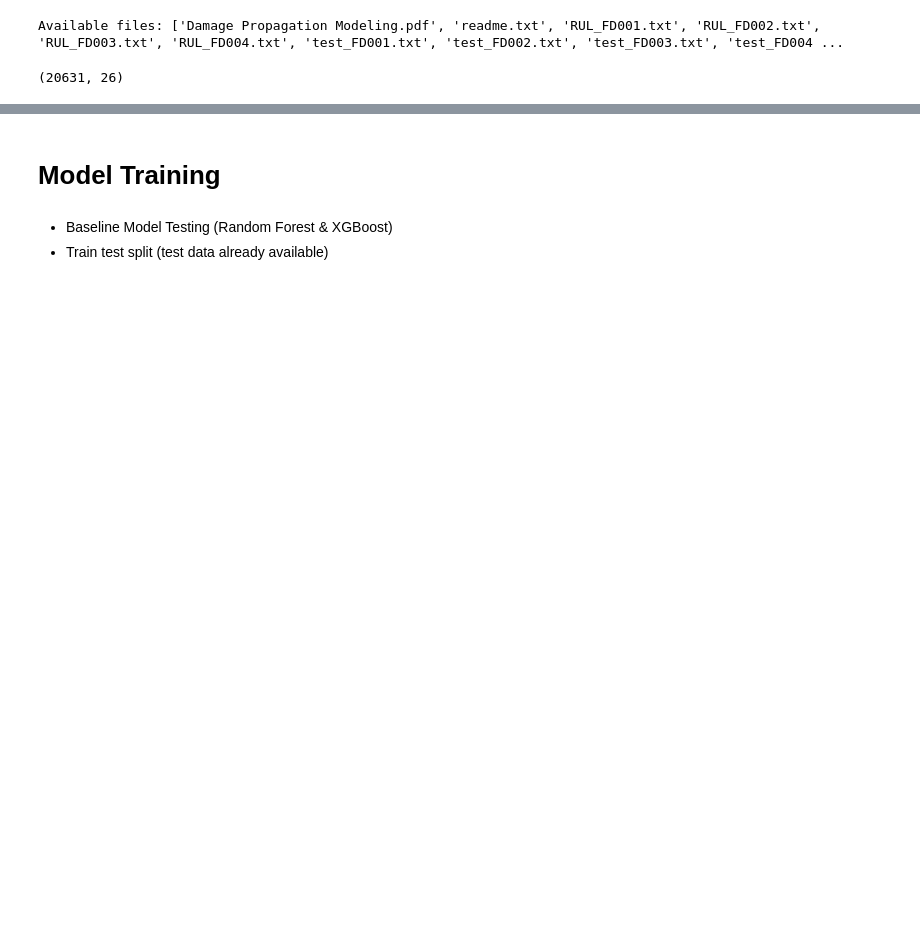
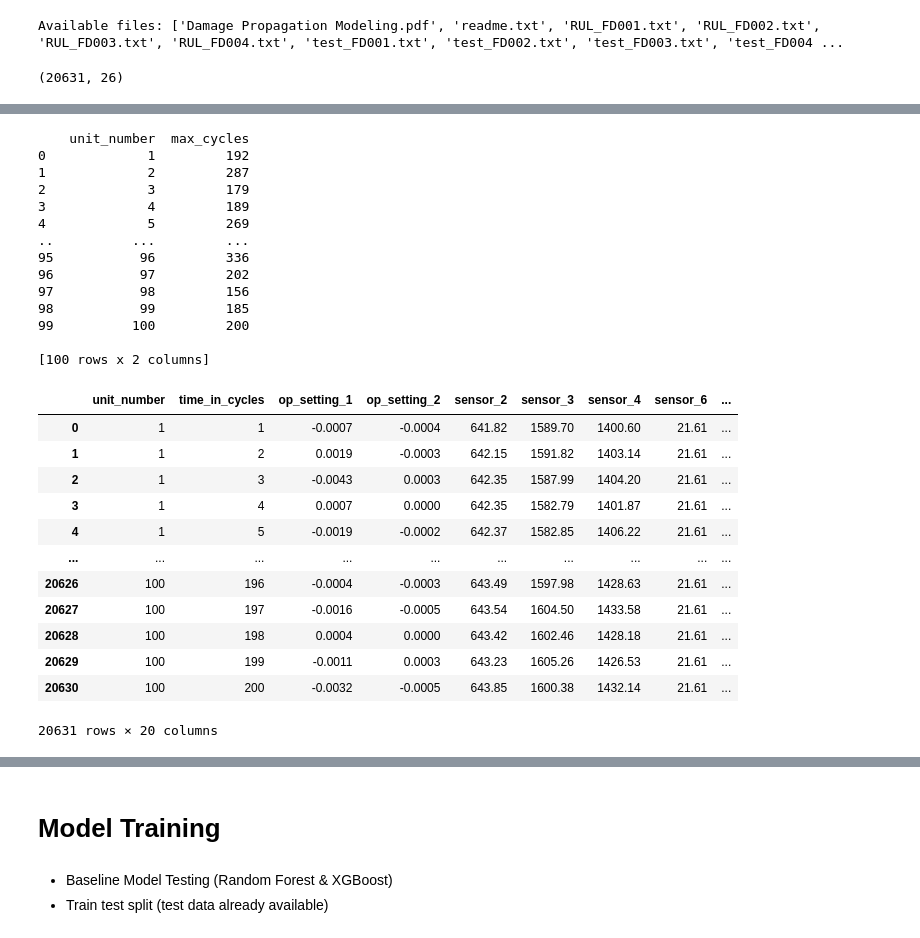
Before and after one commit to Snkiha/RUL-on-Jet-Engine, a Jupyter notebook: JetEngine_RUL.ipynb, the cells around one changed output, grey strips where cells are left out. Cells and saved outputs as stored; diff of their text form; code cells hidden in the pictures; blank space fills up the shorter version.

Commit message:
Completed target engineering

```diff
--- a/JetEngine_RUL.ipynb
+++ b/JetEngine_RUL.ipynb
@@ -50,0 +93,5 @@ df.head()
+# %%
+suspected_cols = ['op_setting_3', 'sensor_1', 'sensor_5', 'sensor_10', 'sensor_16', 'sensor_18', 'sensor_19']
+print("Checking unique values for Suspected Columns")
+# If output is 1, the value is constant
+print(df[suspected_cols].nunique())
@@ -50,0 +110,5 @@ df.head()
+# %%
+df.drop(suspected_cols, axis=1, inplace=True)
+test_df.drop(suspected_cols, axis=1, inplace=True)
+
+print(f"Constant columns are dropped. New Training Dataset Shape: {df.shape}")
@@ -50,0 +123,37 @@ df.head()
+# %%
+# Group data by engine ID (unit_number) & find the failure point
+max_cycles = df.groupby('unit_number')['time_in_cycles'].max().reset_index()
+max_cycles.rename(columns={'time_in_cycles': 'max_cycles'}, inplace=True)
+print(max_cycles)
+
+# Merge max_cycles into the main
+df = df.merge(max_cycles, on='unit_number', how='left')
+df
+# %% [output]
+    unit_number  max_cycles
+0             1         192
+1             2         287
+2             3         179
+3             4         189
+4             5         269
+..          ...         ...
+95           96         336
+96           97         202
+97           98         156
+98           99         185
+99          100         200
+
+[100 rows x 2 columns]
+|  | unit_number | time_in_cycles | op_setting_1 | op_setting_2 | sensor_2 | sensor_3 | sensor_4 | sensor_6 | ... |
+| 0 | 1 | 1 | -0.0007 | -0.0004 | 641.82 | 1589.70 | 1400.60 | 21.61 | ... |
+| 1 | 1 | 2 | 0.0019 | -0.0003 | 642.15 | 1591.82 | 1403.14 | 21.61 | ... |
+| 2 | 1 | 3 | -0.0043 | 0.0003 | 642.35 | 1587.99 | 1404.20 | 21.61 | ... |
+| 3 | 1 | 4 | 0.0007 | 0.0000 | 642.35 | 1582.79 | 1401.87 | 21.61 | ... |
+| 4 | 1 | 5 | -0.0019 | -0.0002 | 642.37 | 1582.85 | 1406.22 | 21.61 | ... |
+| ... | ... | ... | ... | ... | ... | ... | ... | ... | ... |
+| 20626 | 100 | 196 | -0.0004 | -0.0003 | 643.49 | 1597.98 | 1428.63 | 21.61 | ... |
+| 20627 | 100 | 197 | -0.0016 | -0.0005 | 643.54 | 1604.50 | 1433.58 | 21.61 | ... |
+| 20628 | 100 | 198 | 0.0004 | 0.0000 | 643.42 | 1602.46 | 1428.18 | 21.61 | ... |
+| 20629 | 100 | 199 | -0.0011 | 0.0003 | 643.23 | 1605.26 | 1426.53 | 21.61 | ... |
+| 20630 | 100 | 200 | -0.0032 | -0.0005 | 643.85 | 1600.38 | 1432.14 | 21.61 | ... |
+20631 rows × 20 columns
```
Also changed, not shown: parts of 18 cells of this notebook.
